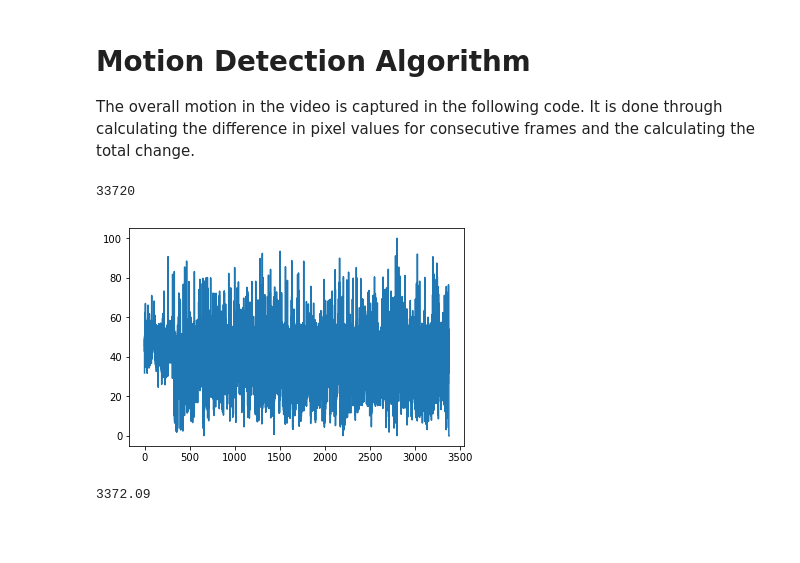
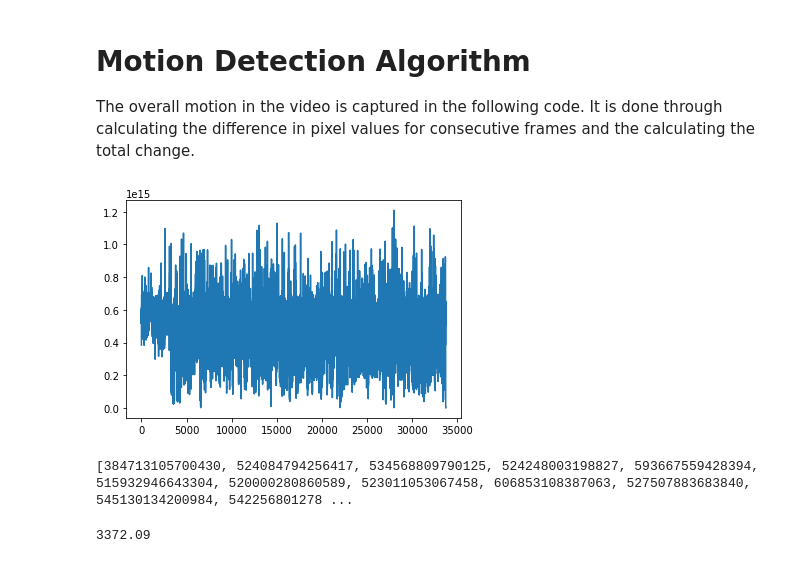
Before and after one commit to siddharthjindal1997/ExCCitement_extractor, a Jupyter notebook: Ipython Notebooks/motion detect.ipynb, the cells around one changed output. Saved outputs shown, nothing was run; the diff lists cells and outputs as text; code cells hidden in the pictures; blank space fills up the shorter version.

```diff
--- a/Ipython Notebooks/motion detect.ipynb
+++ b/Ipython Notebooks/motion detect.ipynb
@@ -30,13 +30,15 @@ fr_list_scaled= [i*100/max_fr for i in fr_list]
 # %%
-fr_num= np.arange(.1, clip.duration , .1 )
-len(fr_num)
+#fr_num= np.arange(.1, clip.duration , .1 )
+#len(fr_num)
-# %% [output]
-33720
 # %%
-plt.plot(fr_num,fr_list_scaled )
+plt.plot(fr_list )
 plt.show()
 # %% [output]
-[figure, old version]
+[figure, new version]
+# %%
+print(fr_list)
+# %% [output]
+[384713105700430, 524084794256417, 534568809790125, 524248003198827, 593667559428394, 515932946643304, 520000280860589, 523011053067458, 606853108387063, 527507883683840, 545130134200984, 542256801278 ...
 # %%
 clip.duration
 # %% [output]
```
Also changed, not shown: parts of 7 cells of this notebook, 6 other files.
